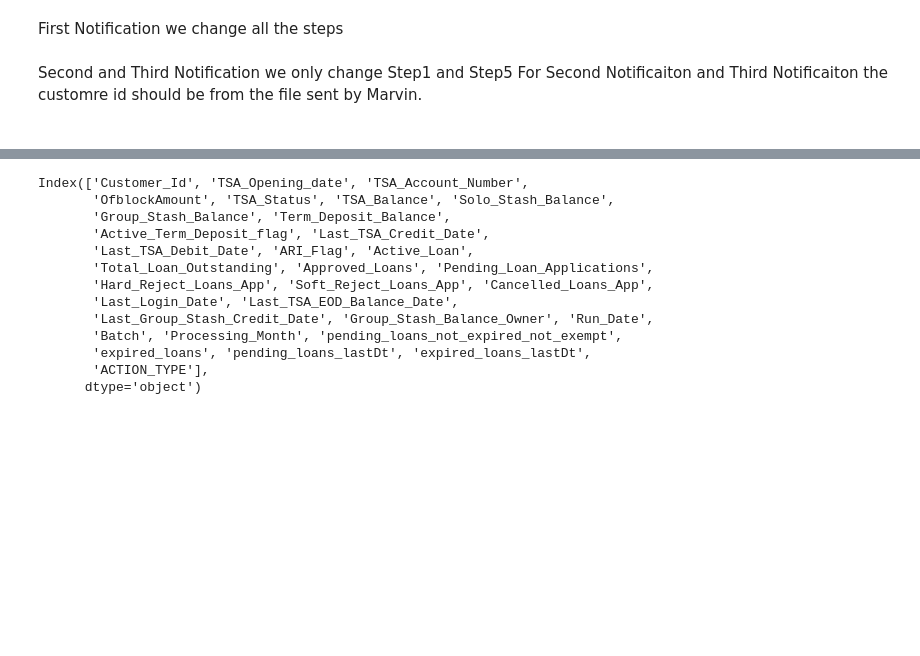
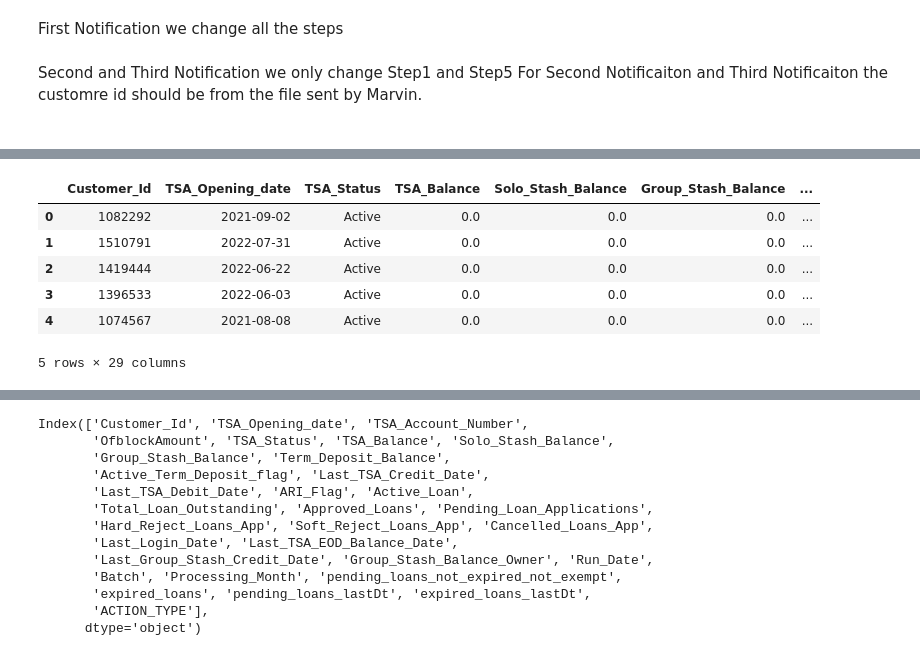
Before and after one commit to dchakroborti-tonik/TSA_Account_closure, a Jupyter notebook: November2024/ThirdNotification_files/TSA_Closure_Third_Notification.ipynb, the cells around one changed output, grey strips where cells are left out. Drawn from its saved outputs; the diff is of its cells as text; code cells hidden in the pictures; blank space fills up the shorter version.

```diff
--- a/November2024/ThirdNotification_files/TSA_Closure_Third_Notification.ipynb
+++ b/November2024/ThirdNotification_files/TSA_Closure_Third_Notification.ipynb
@@ -178,3 +174,13 @@ dfd.shape
+# %%
+dfd.head()
+# %% [output]
+|  | Customer_Id | TSA_Opening_date | TSA_Status | TSA_Balance | Solo_Stash_Balance | Group_Stash_Balance | ... |
+| 0 | 1082292 | 2021-09-02 | Active | 0.0 | 0.0 | 0.0 | ... |
+| 1 | 1510791 | 2022-07-31 | Active | 0.0 | 0.0 | 0.0 | ... |
+| 2 | 1419444 | 2022-06-22 | Active | 0.0 | 0.0 | 0.0 | ... |
+| 3 | 1396533 | 2022-06-03 | Active | 0.0 | 0.0 | 0.0 | ... |
+| 4 | 1074567 | 2021-08-08 | Active | 0.0 | 0.0 | 0.0 | ... |
+5 rows × 29 columns
 # %%
 sq = f"""
 with
```
Also changed, not shown: parts of 23 cells of this notebook, 1 other file.
